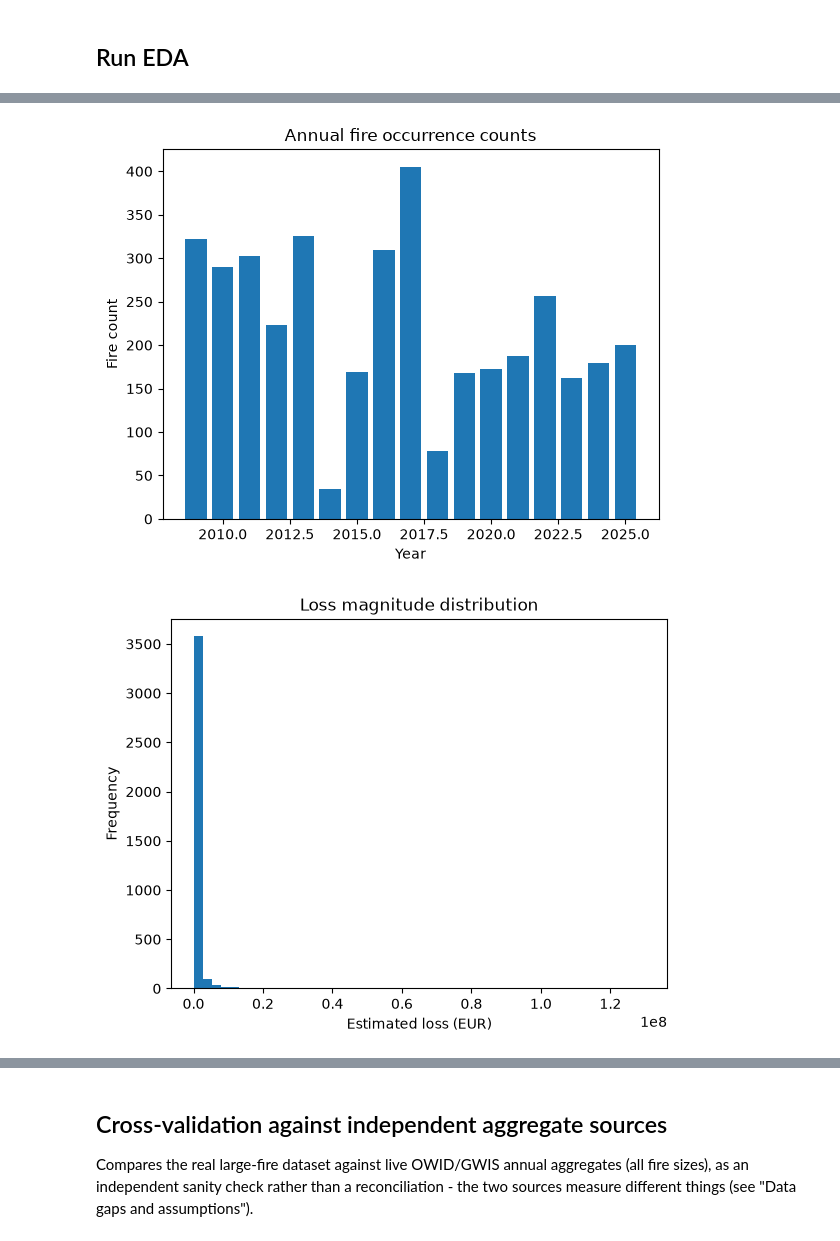
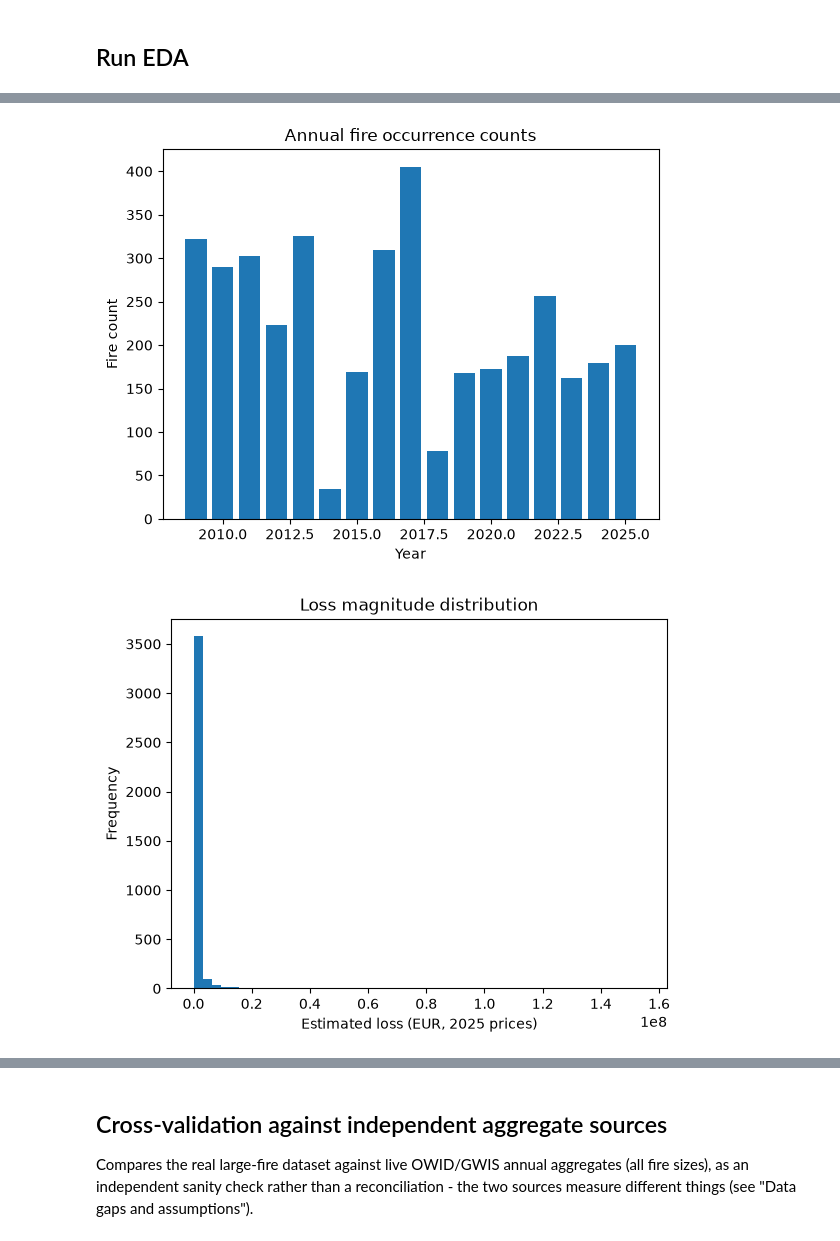
Before and after one commit to DanPhnx/pt-wildfire-catmodel, a Jupyter notebook: notebooks/01_eda.ipynb, the cells around one changed output, grey strips where cells are left out. Saved outputs shown, nothing was run; the diff lists cells and outputs as text; code cells hidden in the pictures.

```diff
--- a/notebooks/01_eda.ipynb
+++ b/notebooks/01_eda.ipynb
@@ -53,6 +53,13 @@ EFFIS_FILE = RAW_DIR / "effis_fire_database_pt_2008_2026.csv"
 # mapping source changes from MODIS (2009-2018, ~12-24 ha minimum) to Sentinel-2 (2020-2025,
 # down to 1 ha), so raw counts are not a stationary series. Applied uniformly to every year.
 MIN_FIRE_AREA_HA = 30
+
+# Loss is expressed in 2025 euros (PRD) and, per fire, also in the euros of the fire's own year.
+PRICE_BASE_YEAR = 2025
+# Price year assumed for the ICNF-derived long-run EUR/ha figure. Its true basis is a cumulative
+# 1975-2021 total in mixed-year euros and is unknown; 2021 (last year of the series) gives the
+# smallest possible uplift to 2025 prices, so this is a floor, not a best estimate.
+CENTRAL_PRICE_YEAR = 2021
 # %% [markdown]
 ## Data loading
 
@@ -321,7 +381,8 @@ def plot_annual_fire_counts(df: pd.DataFrame, date_col: str = "Date", ax=None):
     ax.set_title("Annual fire occurrence counts")
     return ax
 # %%
-def plot_loss_histogram(df: pd.DataFrame, loss_col: str = "Estimated_Loss_EUR", bins: int = 50, ax=None):
+def plot_loss_histogram(df: pd.DataFrame, loss_col: str = "Estimated_Loss_EUR", bins: int = 50, ax=None,
+                        xlabel: str = "Estimated loss (EUR)"):
     """Plot a histogram of per-event loss magnitude.
 
     Parameters
@@ -332,13 +393,15 @@ def plot_loss_histogram(df: pd.DataFrame, loss_col: str = "Estimated_Loss_EUR",
         Name of the column containing loss amounts.
     bins : int
         Number of histogram bins.
+    xlabel : str
+        Axis label (state the price basis).
     ax : matplotlib.axes.Axes, optional
         Axes to plot on; a new figure/axes is created if omitted.
     """
     if ax is None:
         _, ax = plt.subplots()
     ax.hist(df[loss_col], bins=bins)
-    ax.set_xlabel("Estimated loss (EUR)")
+    ax.set_xlabel(xlabel)
     ax.set_ylabel("Frequency")
     ax.set_title("Loss magnitude distribution")
     return ax
@@ -368,17 +431,24 @@ def plot_empirical_cdf(data: np.ndarray, ax=None, label: str = "Empirical"):
 ## Run EDA
 # %%
 processed_df = load_effis_fire_database()
+hicp = fetch_hicp()
 area_2017_ha = processed_df.loc[processed_df["Date"].dt.year == 2017, "Burned_Area_ha"].sum()
-calibration_df = build_loss_calibration(area_2017_ha)
+calibration_df = build_loss_calibration(area_2017_ha, hicp)
 
+# Central scenario, in 2025 euros; then restated to the euros of each fire's own year.
 eur_per_ha = calibration_df.loc[calibration_df["label"] == "central", "eur_per_ha"].iloc[0]
-processed_df["Estimated_Loss_EUR"] = processed_df["Burned_Area_ha"] * eur_per_ha
+processed_df["Estimated_Loss_EUR_2025"] = processed_df["Burned_Area_ha"] * eur_per_ha
+year_prices = processed_df["Date"].dt.year.map(hicp) / hicp[PRICE_BASE_YEAR]
+processed_df["Estimated_Loss_EUR"] = processed_df["Estimated_Loss_EUR_2025"] * year_prices
+processed_df = processed_df[["Date", "Location", "Burned_Area_ha", "Estimated_Loss_EUR", "Estimated_Loss_EUR_2025"]]
 processed_df.to_csv(PROCESSED_DIR / "wildfires_processed.csv", index=False)
 
 print(f"Years covered: {processed_df['Date'].dt.year.min()}-{processed_df['Date'].dt.year.max()}")
 print(f"Total real fire events: {len(processed_df)}")
-print(f"EUR/ha scenarios (low / central / high): " + " / ".join(f"{v:,.0f}" for v in calibration_df["eur_per_ha"]))
-print(f"Central scenario applied to Estimated_Loss_EUR: EUR {eur_per_ha:,.0f} / ha")
+print("EUR/ha scenarios in 2025 prices (low / central / high): " + " / ".join(f"{v:,.0f}" for v in calibration_df["eur_per_ha"]))
+print("  same figures in the euros of their source year:       " + " / ".join(f"{v:,.0f}" for v in calibration_df["eur_per_ha_source_prices"]))
+print(f"Central scenario applied: EUR {eur_per_ha:,.0f}/ha in {PRICE_BASE_YEAR} prices")
+print("Estimated_Loss_EUR is in the euros of each fire's own year; Estimated_Loss_EUR_2025 is in 2025 euros.")
 print(f"NaN check: {processed_df.isna().sum().sum()} missing values")
 processed_df.head()
 # %% [output]
@@ -396,12 +468,12 @@ NaN check: 0 missing values
 # %%
 plot_annual_fire_counts(processed_df)
 plt.show()
 
-plot_loss_histogram(processed_df)
+plot_loss_histogram(processed_df, loss_col="Estimated_Loss_EUR_2025", xlabel="Estimated loss (EUR, 2025 prices)")
 plt.show()
 
-plot_empirical_cdf(processed_df["Estimated_Loss_EUR"].values)
+plot_empirical_cdf(processed_df["Estimated_Loss_EUR_2025"].values)
 plt.show()
 # %% [output]
 [figure]
-[figure, old version]
+[figure, new version]
```
Also changed, not shown: parts of 6 cells of this notebook, 8 other files.
